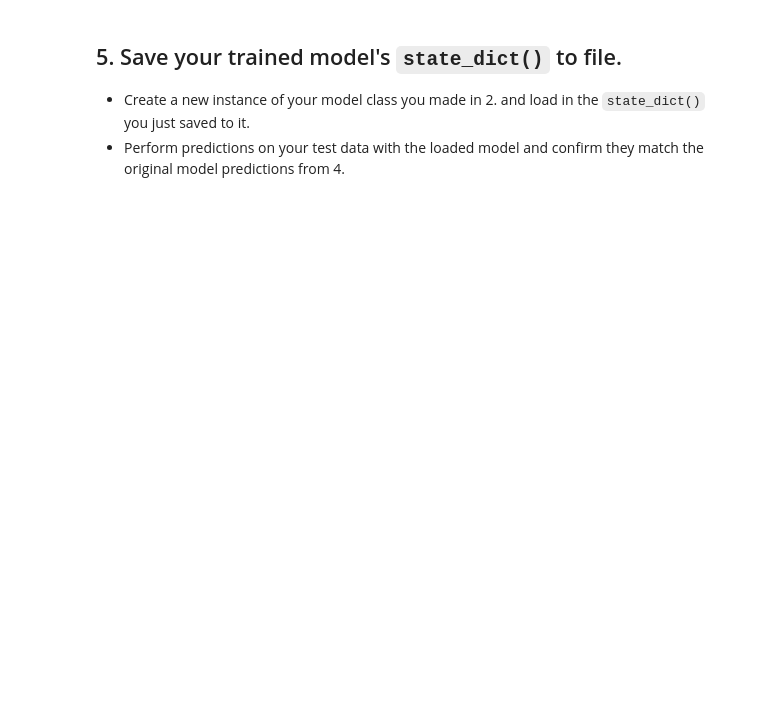
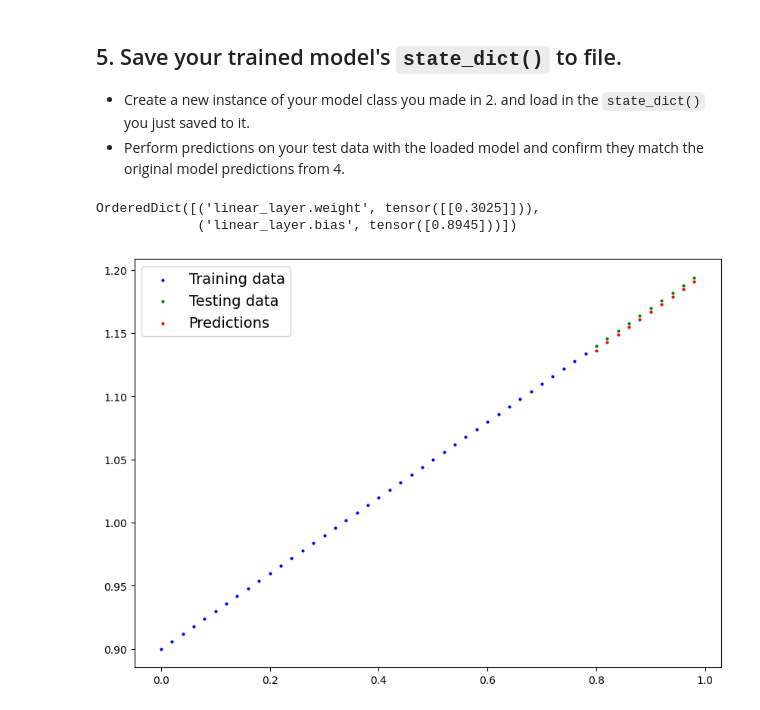
Before and after one commit to sushil7117/starter-nestjs, a Jupyter notebook: extras/exercises/01_pytorch_workflow_exercises.ipynb, the cells around one changed output. Cells and saved outputs as stored; diff of their text form; code cells hidden in the pictures; blank space fills up the shorter version.

```diff
--- a/extras/exercises/01_pytorch_workflow_exercises.ipynb
+++ b/extras/exercises/01_pytorch_workflow_exercises.ipynb
@@ -21,4 +21,5 @@ import numpy as np
 from pathlib import Path
 # %%
 # Setup device-agnostic code
-if  device = "cuda" if torch.cuda.is_available else "cpu"
+device = "cuda" if torch.cuda.is_available else "cpu"
+device
@@ -128,12 +221,34 @@ for epoch in range(epochs):
 from pathlib import Path
 
 # 1. Create models directory
+MODEL_PATH = Path("models")
+MODEL_PATH.mkdir(parents=True, exist_ok=True)
+MODEL_NAME = "new_model.pth"
+
 
 
 # 2. Create model save path
+MODEL_SAVE_PATH = MODEL_PATH / MODEL_NAME
 
 # 3. Save the model state dict
+torch.save(model.state_dict(), f=MODEL_SAVE_PATH)
 # %%
 # Create new instance of model and load saved state dict (make sure to put it on the target device)
+loaded_model = LinearRegressionModel()
+loaded_model.load_state_dict(torch.load(f=MODEL_SAVE_PATH))
+
+loaded_model.state_dict()
+# %% [output]
+OrderedDict([('linear_layer.weight', tensor([[0.3025]])),
+             ('linear_layer.bias', tensor([0.8945]))])
 # %%
 # Make predictions with loaded model and compare them to the previous
+loaded_model.to(device=device)
+
+loaded_model.eval()
+with torch.inference_mode():
+  loaded_model_preds = loaded_model(X_test)
+
+plot_predictions(predictions=loaded_model_preds.cpu())
+# %% [output]
+[figure, added]
```
Also changed, not shown: parts of 12 cells of this notebook.
